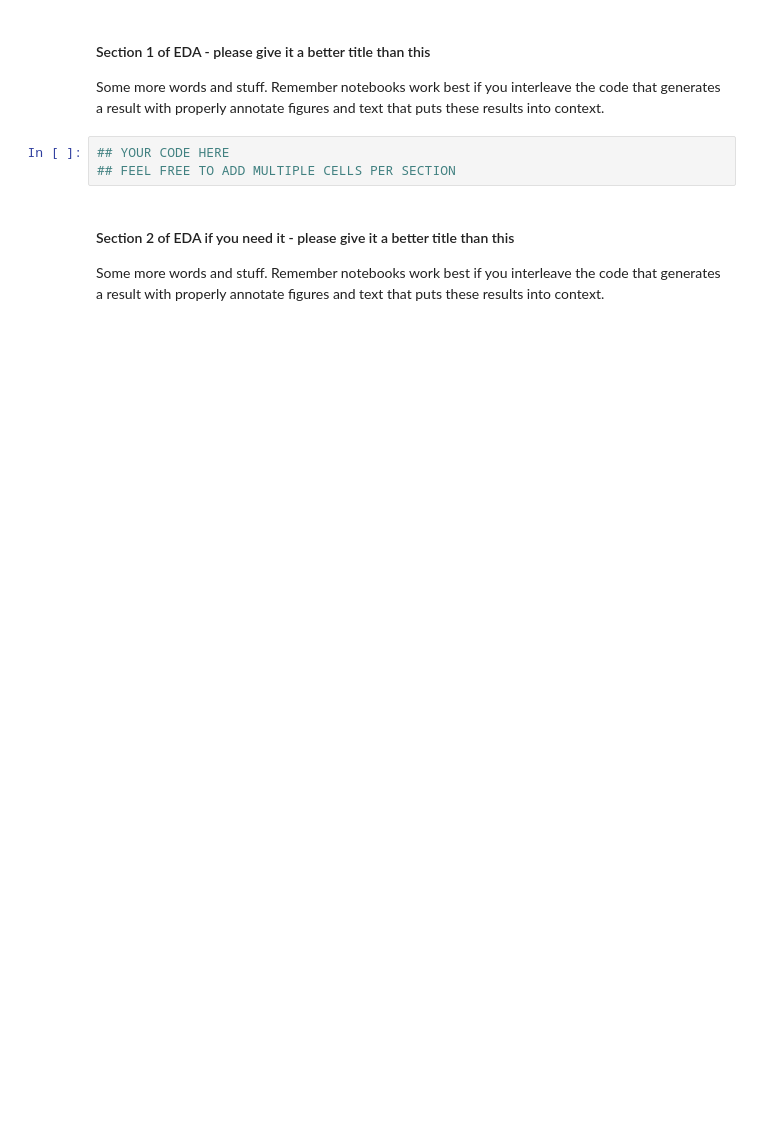
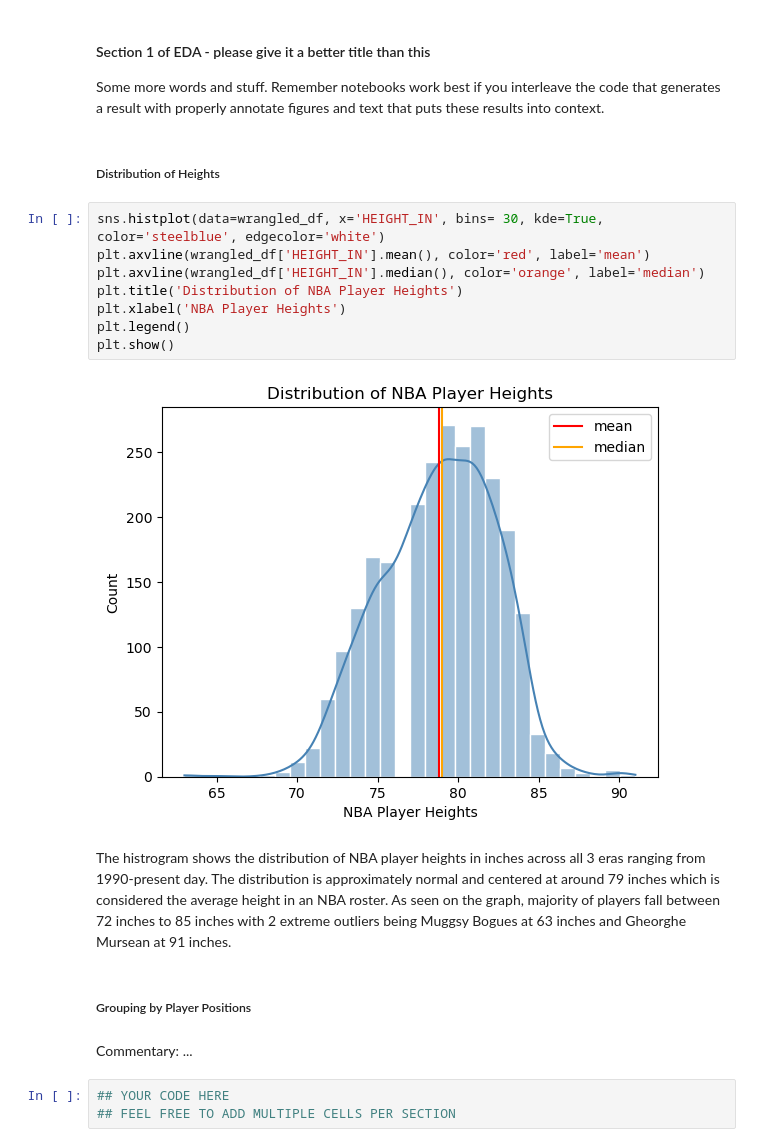
Before and after one commit to COGS108/Group058_WI26, a Jupyter notebook: 02-EDACheckpoint.ipynb, the cells around one changed output. Saved outputs shown, nothing was run; the diff lists cells and outputs as text; blank space fills up the shorter version.

Commit message:
Added first section of EDA (Height Distribution)

```diff
--- a/02-EDACheckpoint.ipynb
+++ b/02-EDACheckpoint.ipynb
@@ -418,10 +424,24 @@ wrangled_df
 #### Section 1 of EDA - please give it a better title than this
 
 Some more words and stuff.  Remember notebooks work best if you interleave the code that generates a result with properly annotate figures and text that puts these results into context.
+# %% [markdown]
+##### Distribution of Heights
+# %%
+sns.histplot(data=wrangled_df, x='HEIGHT_IN', bins= 30, kde=True, color='steelblue', edgecolor='white')
+plt.axvline(wrangled_df['HEIGHT_IN'].mean(), color='red', label='mean')
+plt.axvline(wrangled_df['HEIGHT_IN'].median(), color='orange', label='median')
+plt.title('Distribution of NBA Player Heights')
+plt.xlabel('NBA Player Heights')
+plt.legend()
+plt.show()
+# %% [output]
+[figure, added]
+# %% [markdown]
+The histrogram shows the distribution of NBA player heights in inches across all 3 eras ranging from 1990-present day. The distribution is approximately normal and centered at around 79 inches which is considered the average height in an NBA roster. As seen on the graph, majority of players fall between 72 inches to 85 inches with 2 extreme outliers being Muggsy Bogues at 63 inches and Gheorghe Mursean at 91 inches.
+# %% [markdown]
+##### Grouping by Player Positions
+# %% [markdown]
+Commentary: ...
 # %%
 ## YOUR CODE HERE
 ## FEEL FREE TO ADD MULTIPLE CELLS PER SECTION
-# %% [markdown]
-#### Section 2 of EDA if you need it  - please give it a better title than this
-
-Some more words and stuff.  Remember notebooks work best if you interleave the code that generates a result with properly annotate figures and text that puts these results into context.
```
Also changed, not shown: parts of 5 cells of this notebook.
